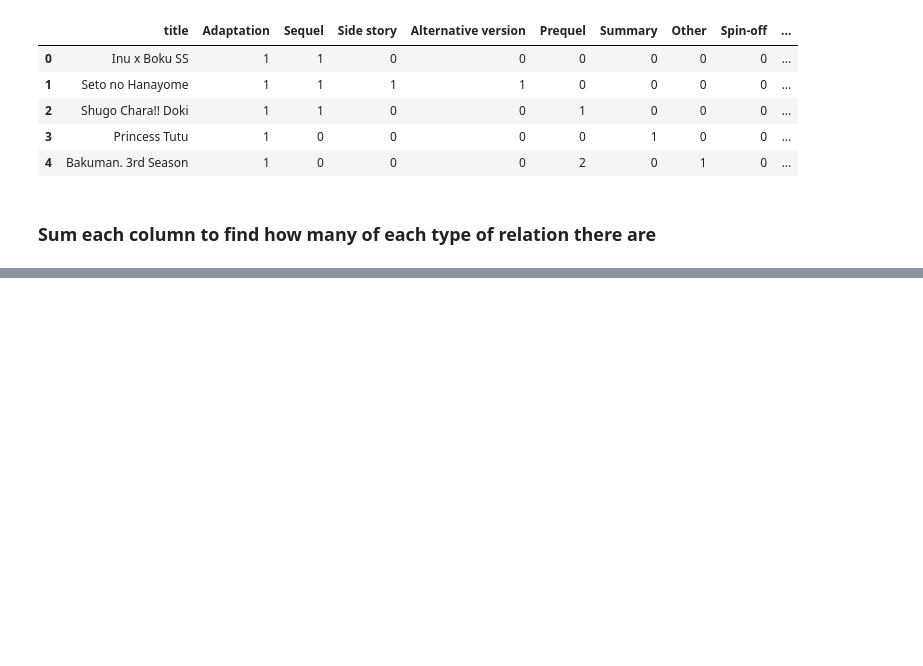
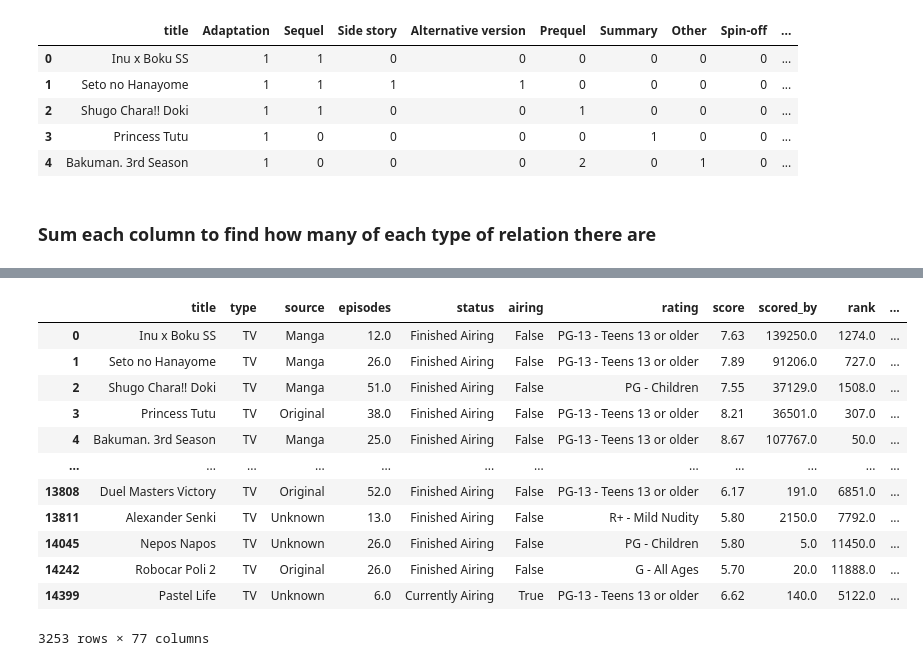
Before and after one commit to TanGuiShan/mini_project, a Jupyter notebook: Data Preparation.ipynb, the cells around one changed output, grey strips where cells are left out. Drawn from its saved outputs; the diff is of its cells as text; code cells hidden in the pictures; blank space fills up the shorter version.

```diff
--- a/Data Preparation.ipynb
+++ b/Data Preparation.ipynb
@@ -834,0 +873,17 @@ animelist_df.to_csv('DataSets/Cleaned data/with_related.csv', index=False)
+# %%
+animelist_tv_filtered = animelist_df[animelist_df['type'].isin(['TV'])]
+animelist_tv_filtered
+# %% [output]
+|  | title | type | source | episodes | status | airing | rating | score | scored_by | rank | ... |
+| 0 | Inu x Boku SS | TV | Manga | 12.0 | Finished Airing | False | PG-13 - Teens 13 or older | 7.63 | 139250.0 | 1274.0 | ... |
+| 1 | Seto no Hanayome | TV | Manga | 26.0 | Finished Airing | False | PG-13 - Teens 13 or older | 7.89 | 91206.0 | 727.0 | ... |
+| 2 | Shugo Chara!! Doki | TV | Manga | 51.0 | Finished Airing | False | PG - Children | 7.55 | 37129.0 | 1508.0 | ... |
+| 3 | Princess Tutu | TV | Original | 38.0 | Finished Airing | False | PG-13 - Teens 13 or older | 8.21 | 36501.0 | 307.0 | ... |
+| 4 | Bakuman. 3rd Season | TV | Manga | 25.0 | Finished Airing | False | PG-13 - Teens 13 or older | 8.67 | 107767.0 | 50.0 | ... |
+| ... | ... | ... | ... | ... | ... | ... | ... | ... | ... | ... | ... |
+| 13808 | Duel Masters Victory | TV | Original | 52.0 | Finished Airing | False | PG-13 - Teens 13 or older | 6.17 | 191.0 | 6851.0 | ... |
+| 13811 | Alexander Senki | TV | Unknown | 13.0 | Finished Airing | False | R+ - Mild Nudity | 5.80 | 2150.0 | 7792.0 | ... |
+| 14045 | Nepos Napos | TV | Unknown | 26.0 | Finished Airing | False | PG - Children | 5.80 | 5.0 | 11450.0 | ... |
+| 14242 | Robocar Poli 2 | TV | Original | 26.0 | Finished Airing | False | G - All Ages | 5.70 | 20.0 | 11888.0 | ... |
+| 14399 | Pastel Life | TV | Unknown | 6.0 | Currently Airing | True | PG-13 - Teens 13 or older | 6.62 | 140.0 | 5122.0 | ... |
+3253 rows × 77 columns
```
Also changed, not shown: parts of 31 cells of this notebook, 5 other files.
